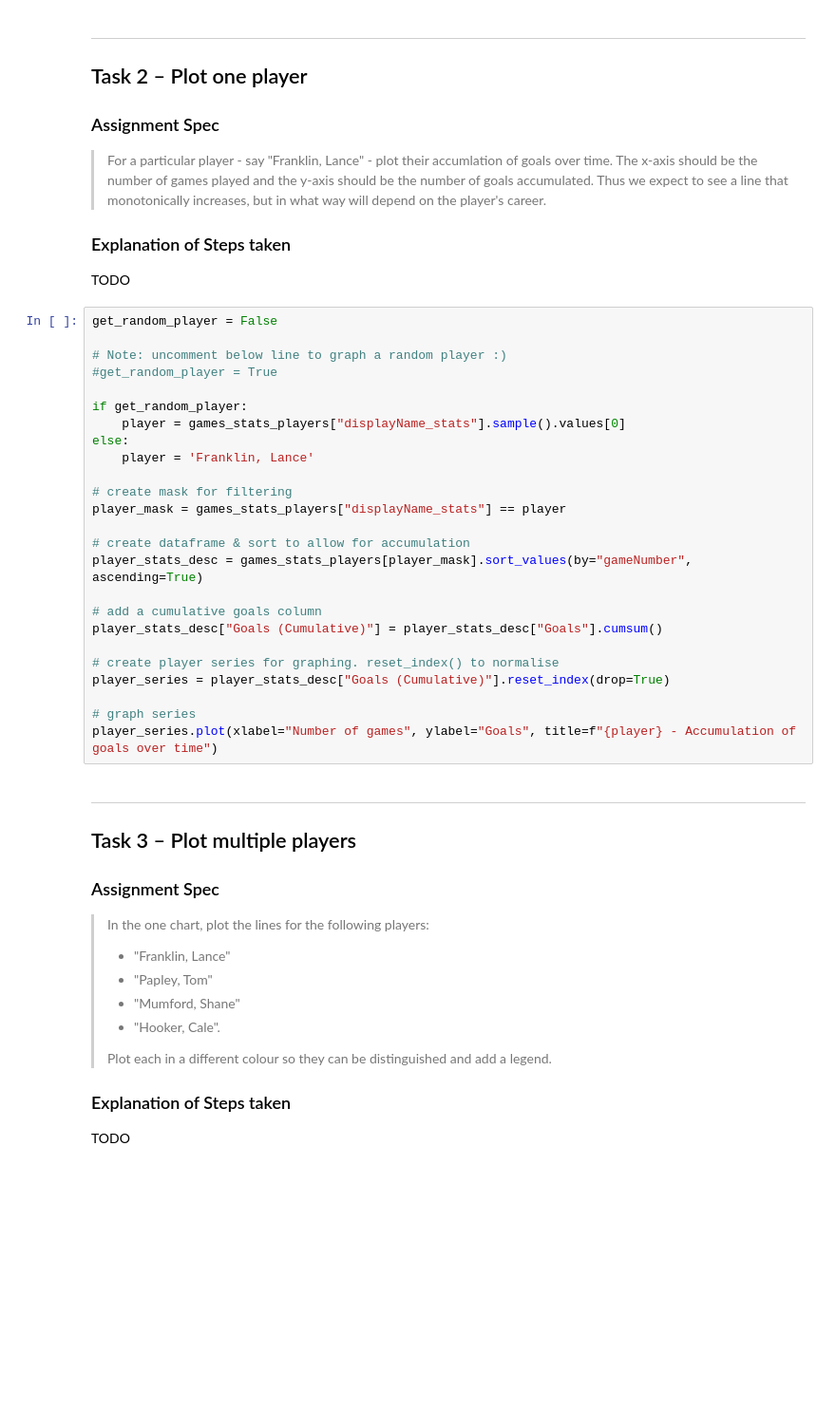
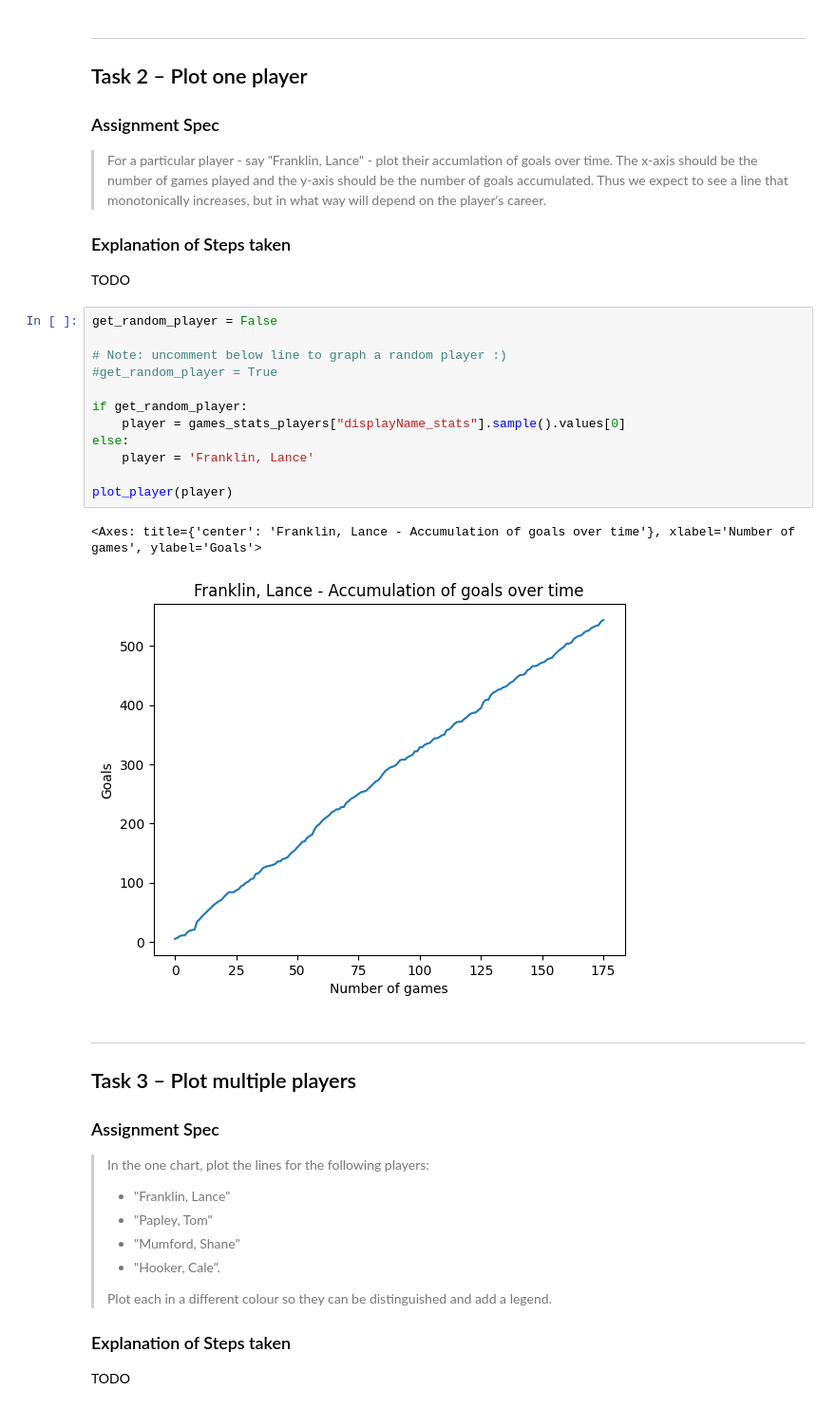
Before and after one commit to ayoung90/IATD-PythData-ProjectAssessment, a Jupyter notebook: afl_stats.ipynb, the cells around one changed output. Shown at 95% size. Saved outputs shown, nothing was run; the diff lists cells and outputs as text; blank space fills up the shorter version.

Commit message:
graphing functions added. Single player works

```diff
--- a/afl_stats.ipynb
+++ b/afl_stats.ipynb
@@ -41,31 +98,21 @@ games_stats_players
 ### Explanation of Steps taken
 
 TODO
-# %%
-get_random_player = False
-
-# Note: uncomment below line to graph a random player :)
-#get_random_player = True
-
-if get_random_player:
-    player = games_stats_players["displayName_stats"].sample().values[0]
-else:
-    player = 'Franklin, Lance'
-
-# create mask for filtering
-player_mask = games_stats_players["displayName_stats"] == player
-
-# create dataframe & sort to allow for accumulation
-player_stats_desc = games_stats_players[player_mask].sort_values(by="gameNumber", ascending=True)
-
-# add a cumulative goals column
-player_stats_desc["Goals (Cumulative)"] = player_stats_desc["Goals"].cumsum()
-
-# create player series for graphing. reset_index() to normalise
-player_series = player_stats_desc["Goals (Cumulative)"].reset_index(drop=True)
-
-# graph series
-player_series.plot(xlabel="Number of games", ylabel="Goals", title=f"{player} - Accumulation of goals over time")
+# %%
+get_random_player = False
+
+# Note: uncomment below line to graph a random player :)
+#get_random_player = True
+
+if get_random_player:
+    player = games_stats_players["displayName_stats"].sample().values[0]
+else:
+    player = 'Franklin, Lance'
+
+plot_player(player)
+# %% [output]
+<Axes: title={'center': 'Franklin, Lance - Accumulation of goals over time'}, xlabel='Number of games', ylabel='Goals'>
+[figure, added]
 # %% [markdown]
 
 ---
```
Also changed, not shown: parts of 4 cells of this notebook.
